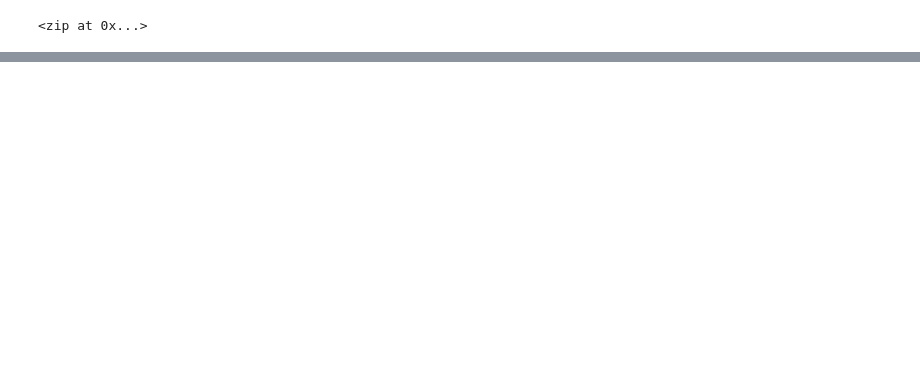
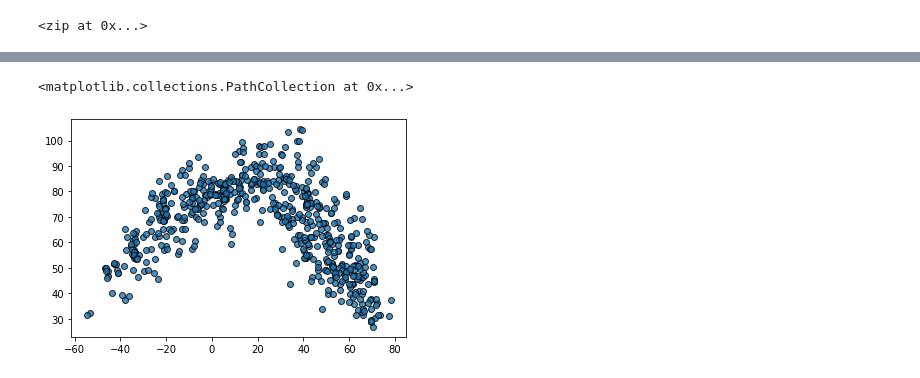
Before and after one commit to klegaultguthrie/World_Weather_Analysis, a Jupyter notebook: WeatherPy.ipynb, the cells around one changed output, grey strips where cells are left out. Cells and saved outputs as stored; diff of their text form; code cells hidden in the pictures; blank space fills up the shorter version.

```diff
--- a/WeatherPy.ipynb
+++ b/WeatherPy.ipynb
@@ -58,0 +172,5 @@ len(cities)
+# %%
+# Create an endpoint URL for a city.
+city_url = url + "&q=" + "Boston"
+city_weather = requests.get(city_url)
+city_weather.json()
@@ -58,0 +298,4 @@ len(cities)
+# %%
+# Convert the array of dictionaries to a Pandas DataFrame.
+city_data_df = pd.DataFrame(city_data)
+city_data_df.head(10)
@@ -58,0 +314,6 @@ len(cities)
+# %%
+# Reset DataFrame with columns in desired order
+
+new_column_order = ["City", "Country", "Date", "Lat", "Lng", "Max Temp", "Humidity", "Cloudiness", "Wind Speed"]
+city_data_df = city_data_df[new_column_order]
+city_data_df.head(10)
@@ -58,0 +337,16 @@ len(cities)
+# %%
+# Extract relevant fields from the DataFrame for plotting.
+lats=city_data_df["Lat"]
+max_temps = city_data_df["Max Temp"]
+humidity = city_data_df["Humidity"]
+cloudiness = city_data_df["Cloudiness"]
+wind_speed = city_data_df["Wind Speed"]
+# %%
+# Import time module
+import time
+
+# Build the scatter plot for latitude vs. max temperature.
+plt.scatter(lats, max_temps, edgecolor="black", linewidths=1, marker="o", alpha=0.8, label="Cities")
+# %% [output]
+<matplotlib.collections.PathCollection at 0x...>
+[figure, added]
```
Also changed, not shown: parts of 47 cells of this notebook.
